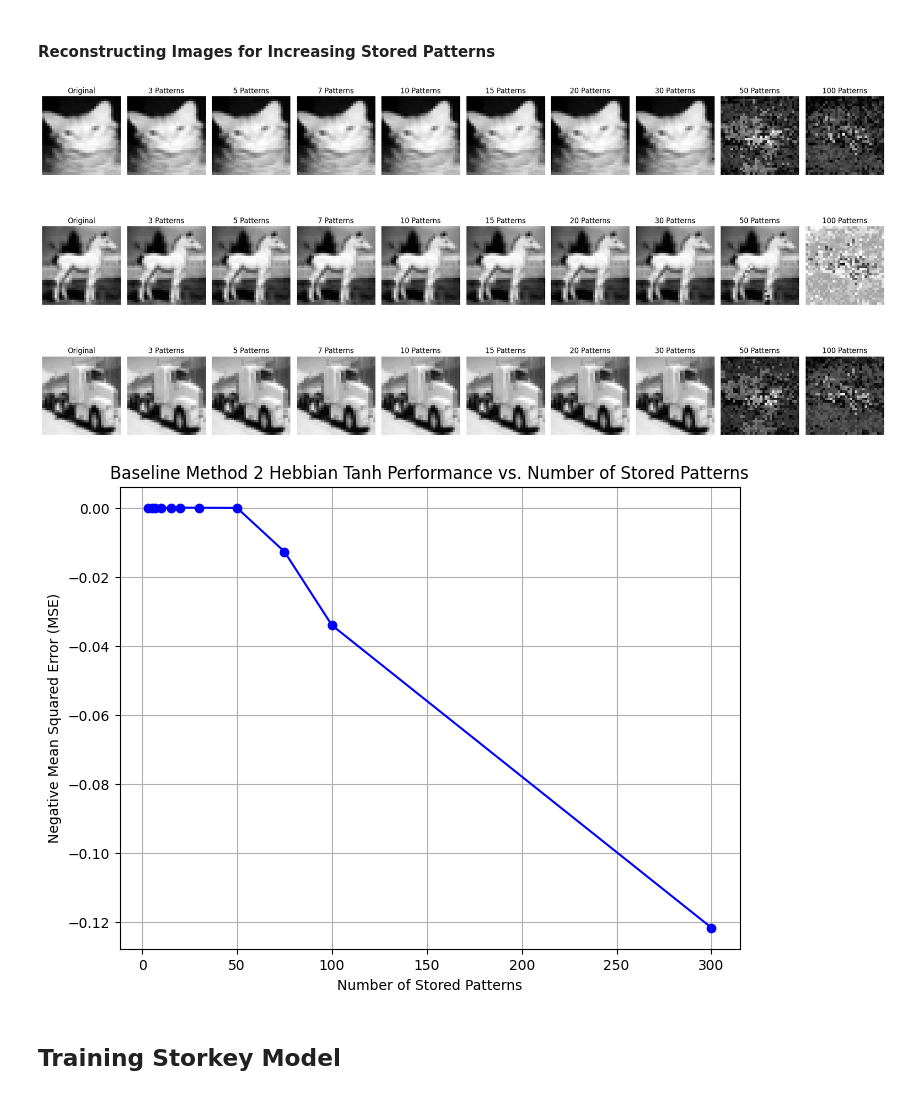
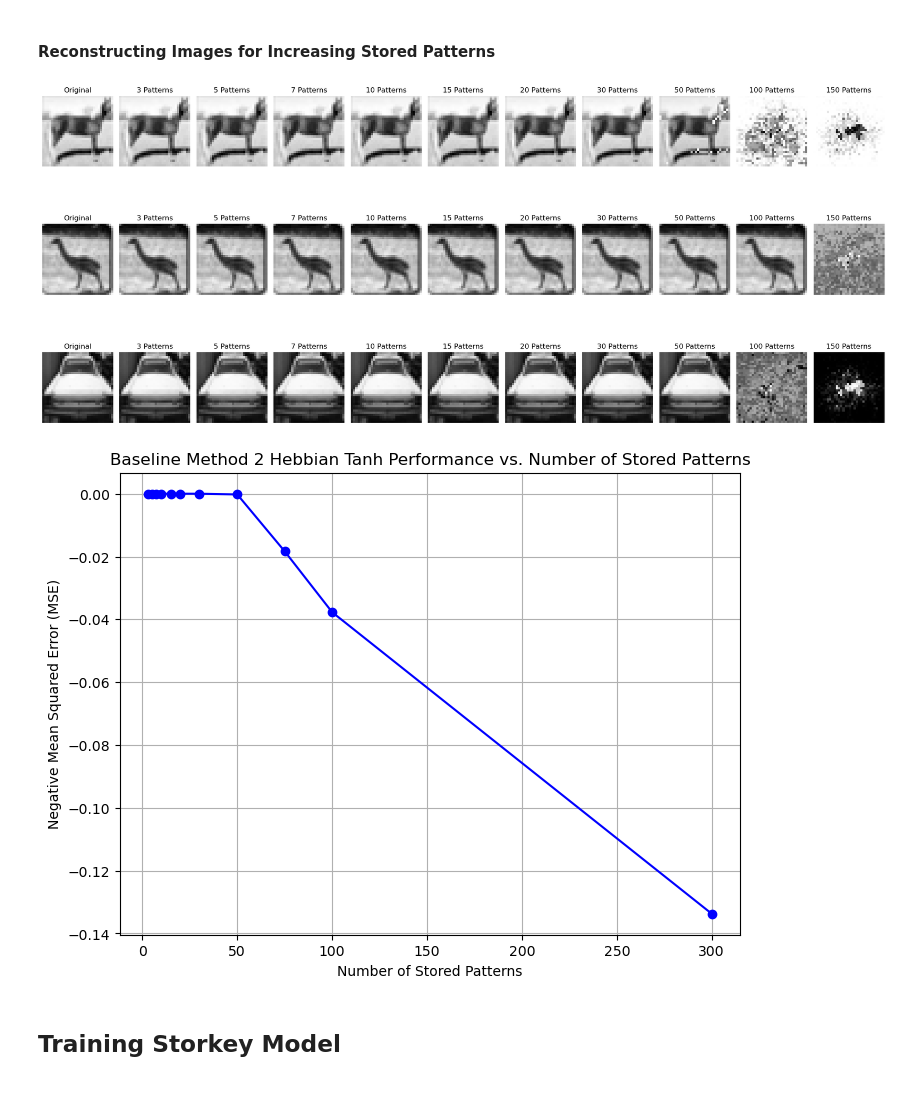
Before and after one commit to chenpy2000/Hopfield, a Jupyter notebook: visualize.ipynb, the cells around one changed output. Cells and saved outputs as stored; diff of their text form; code cells hidden in the pictures.

```diff
--- a/visualize.ipynb
+++ b/visualize.ipynb
@@ -268,6 +268,7 @@ results = []
 num_patterns_list = [3, 5, 7, 10, 15, 20, 30]
 selected_idxs = set()
 plot_idx = []
+prev_num = 0
 
 for i, num_patterns in enumerate(num_patterns_list):
 
@@ -275,7 +276,8 @@ for i, num_patterns in enumerate(num_patterns_list):
 
     # Select new indices that have not been used previously
     remaining_idxs = list(set(range(len(stored_images))) - selected_idxs)  # The remaining available indices
-    new_idxs = np.random.choice(remaining_idxs, size=num_patterns, replace=False)
+    new_idxs = np.random.choice(remaining_idxs, size=(num_patterns-prev_num), replace=False)
+    prev_num = num_patterns
 
     # Update the set of selected indices
     selected_idxs.update(new_idxs)
@@ -430,6 +431,7 @@ results = []
 num_patterns_list = [3, 5, 7, 10, 15, 20, 30, 50, 100]
 selected_idxs = set()
 plot_idx = []
+prev_num = 0
 
 for i, num_patterns in enumerate(num_patterns_list):
 
@@ -437,7 +439,8 @@ for i, num_patterns in enumerate(num_patterns_list):
 
     # Select new indices that have not been used previously
     remaining_idxs = list(set(range(len(stored_images))) - selected_idxs)  # The remaining available indices
-    new_idxs = np.random.choice(remaining_idxs, size=num_patterns, replace=False)
+    new_idxs = np.random.choice(remaining_idxs, size=(num_patterns-prev_num), replace=False)
+    prev_num = num_patterns
 
     # Update the set of selected indices
     selected_idxs.update(new_idxs)
@@ -598,9 +601,10 @@ Reconstruction MSE Loss (Flipped Images): 0.0022
 #### Reconstructing Images for Increasing Stored Patterns
 # %%
 results = []
-num_patterns_list = [3, 5, 7, 10, 15, 20, 30, 50, 100]
+num_patterns_list = [3, 5, 7, 10, 15, 20, 30, 50, 100, 150]
 selected_idxs = set()
 plot_idx = []
+prev_num = 0
 
 for i, num_patterns in enumerate(num_patterns_list):
 
@@ -608,7 +612,8 @@ for i, num_patterns in enumerate(num_patterns_list):
 
     # Select new indices that have not been used previously
     remaining_idxs = list(set(range(len(stored_images))) - selected_idxs)  # The remaining available indices
-    new_idxs = np.random.choice(remaining_idxs, size=num_patterns, replace=False)
+    new_idxs = np.random.choice(remaining_idxs, size=(num_patterns-prev_num), replace=False)
+    prev_num = num_patterns
 
     # Update the set of selected indices
     selected_idxs.update(new_idxs)
@@ -631,34 +636,34 @@ for i, num_patterns in enumerate(num_patterns_list):
     results.append(retrieved_masked)
 
 # Create a large figure with an appropriate size
 plt.figure(figsize=(20, 10))
 
 # Loop through the rows (images)
 for row, idx in enumerate(plot_idx, start=1):
 
     # Plot the original image
     plt.subplot(len(plot_idx), len(num_patterns_list)+1, (row-1)*(len(num_patterns_list)+1) + 1)
     plt.imshow(grayscaled_hp_baseline.decode(stored_images[plot_idx[row-1]]), cmap='gray')
     # plt.imshow(stored_images[plot_idx[row-1]].reshape(32,32), cmap='gray')
     plt.title(f'Original')
     plt.axis('off')
 
     # Plot the retrieved images for each number of patterns
     for i, num_patterns in enumerate(num_patterns_list):
 
         image_to_plot = results[i][row-1].reshape(32, 32)
 
         # Plot the image on the appropriate subplot axis
         plt.subplot(len(plot_idx), len(num_patterns_list)+1, (row-1)*(len(num_patterns_list)+1) + (i+2))
         plt.imshow(image_to_plot, cmap='gray')
         plt.title(f'{num_patterns} Patterns')
         plt.axis('off')
 
 # Display the plots
 plt.tight_layout()
 plt.show()
 # %% [output]
-[figure, old version]
+[figure, new version]
 # %%
 
 tanh_m2_results = []
@@ -699,7 +704,7 @@ plt.ylabel("Negative Mean Squared Error (MSE)")
 plt.grid(True)
 plt.show()
 # %% [output]
-[figure, old version]
+[figure, new version]
 # %% [markdown]
 ## Training Storkey Model
 # %% [markdown]
```
Also changed, not shown: parts of 24 cells of this notebook, 1 other file.
